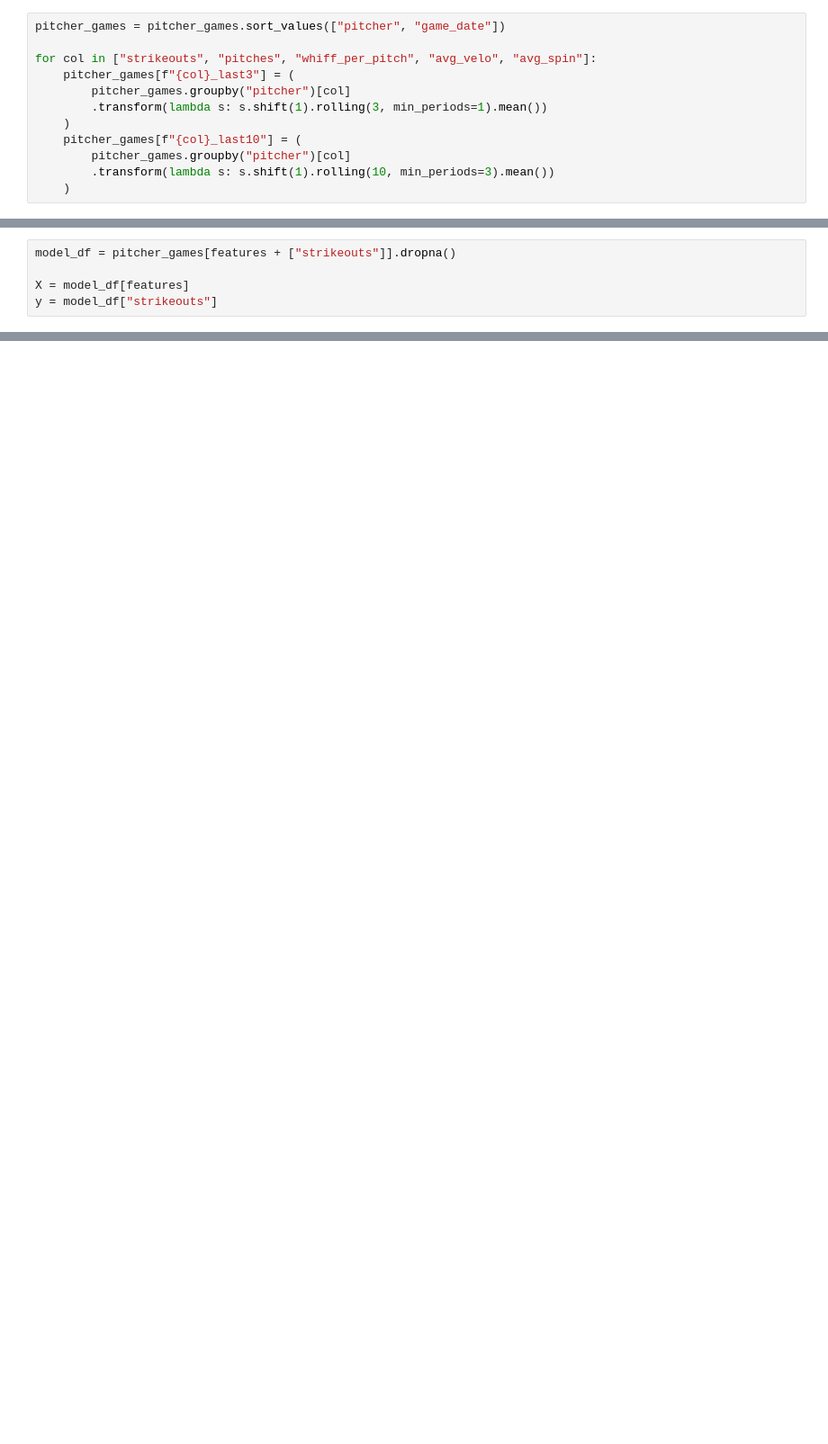
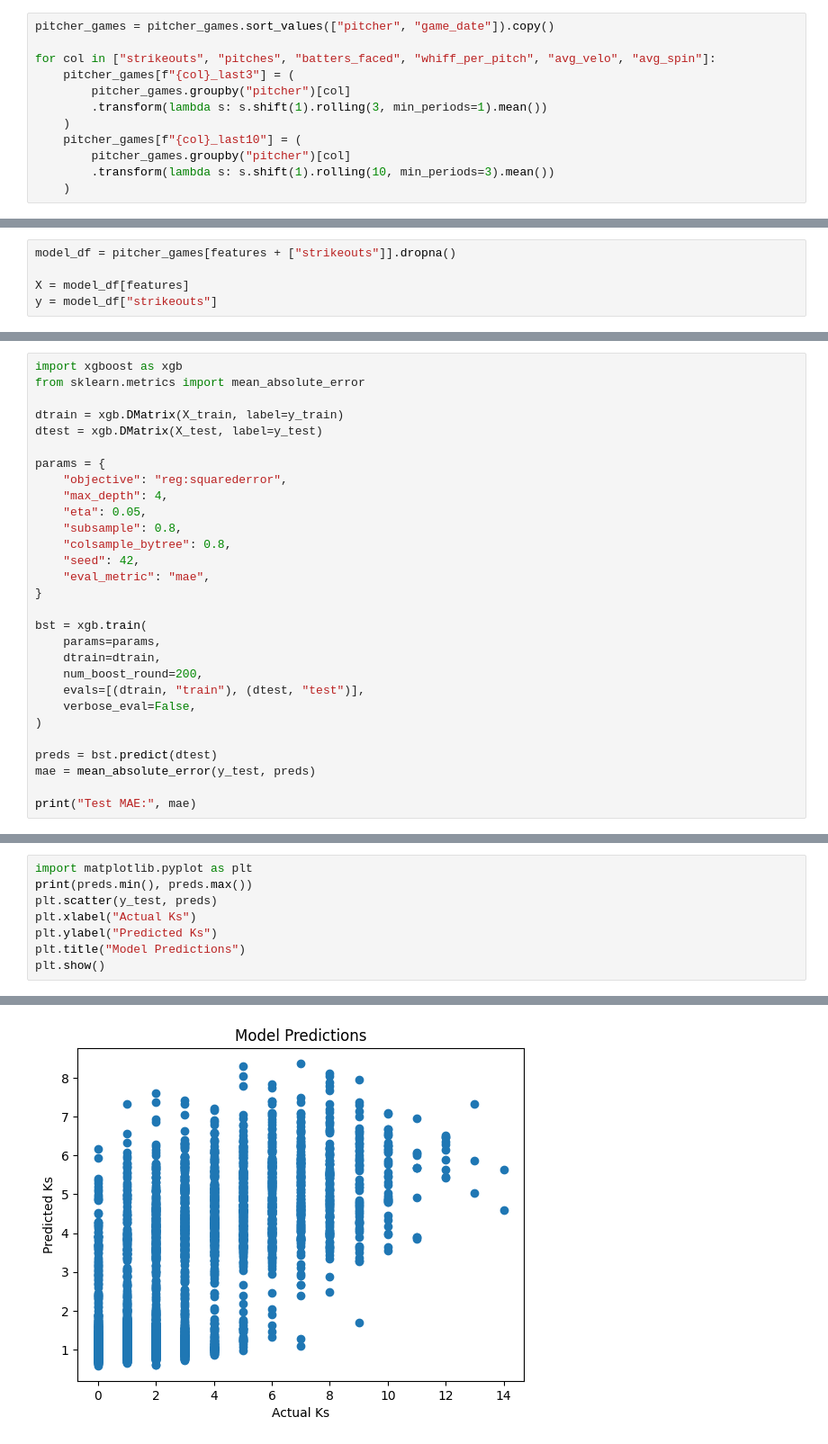
Before and after one commit to Ethrogo/proGramble, a Jupyter notebook: MLB/pitcher_K.ipynb, the cells around one changed output, grey strips where cells are left out. Shown at 90% size. Cells and saved outputs as stored; diff of their text form; blank space fills up the shorter version.

Commit message:
Created using Colab First working model + data

```diff
--- a/MLB/pitcher_K.ipynb
+++ b/MLB/pitcher_K.ipynb
@@ -64,9 +59,9 @@ pitcher_games = (
 
 pitcher_games["whiff_per_pitch"] = pitcher_games["whiffs"] / pitcher_games["pitches"]
 # %%
-pitcher_games = pitcher_games.sort_values(["pitcher", "game_date"])
+pitcher_games = pitcher_games.sort_values(["pitcher", "game_date"]).copy()
 
-for col in ["strikeouts", "pitches", "whiff_per_pitch", "avg_velo", "avg_spin"]:
+for col in ["strikeouts", "pitches", "batters_faced", "whiff_per_pitch", "avg_velo", "avg_spin"]:
     pitcher_games[f"{col}_last3"] = (
         pitcher_games.groupby("pitcher")[col]
         .transform(lambda s: s.shift(1).rolling(3, min_periods=1).mean())
@@ -130,0 +153,29 @@ ImportError: sklearn needs to be installed in order to use this module
+# %%
+import xgboost as xgb
+from sklearn.metrics import mean_absolute_error
+
+dtrain = xgb.DMatrix(X_train, label=y_train)
+dtest = xgb.DMatrix(X_test, label=y_test)
+
+params = {
+    "objective": "reg:squarederror",
+    "max_depth": 4,
+    "eta": 0.05,
+    "subsample": 0.8,
+    "colsample_bytree": 0.8,
+    "seed": 42,
+    "eval_metric": "mae",
+}
+
+bst = xgb.train(
+    params=params,
+    dtrain=dtrain,
+    num_boost_round=200,
+    evals=[(dtrain, "train"), (dtest, "test")],
+    verbose_eval=False,
+)
+
+preds = bst.predict(dtest)
+mae = mean_absolute_error(y_test, preds)
+
+print("Test MAE:", mae)
@@ -130,0 +229,9 @@ ImportError: sklearn needs to be installed in order to use this module
+# %%
+import matplotlib.pyplot as plt
+print(preds.min(), preds.max())
+plt.scatter(y_test, preds)
+plt.xlabel("Actual Ks")
+plt.ylabel("Predicted Ks")
+plt.title("Model Predictions")
+plt.show()
+# %% [output]
@@ -130,0 +239 @@ ImportError: sklearn needs to be installed in order to use this module
+[figure, added]
```
Also changed, not shown: parts of 14 cells of this notebook.
